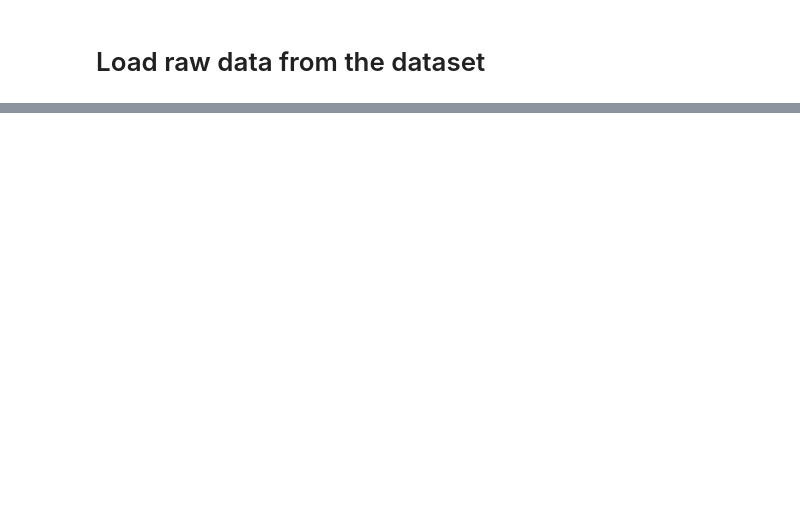
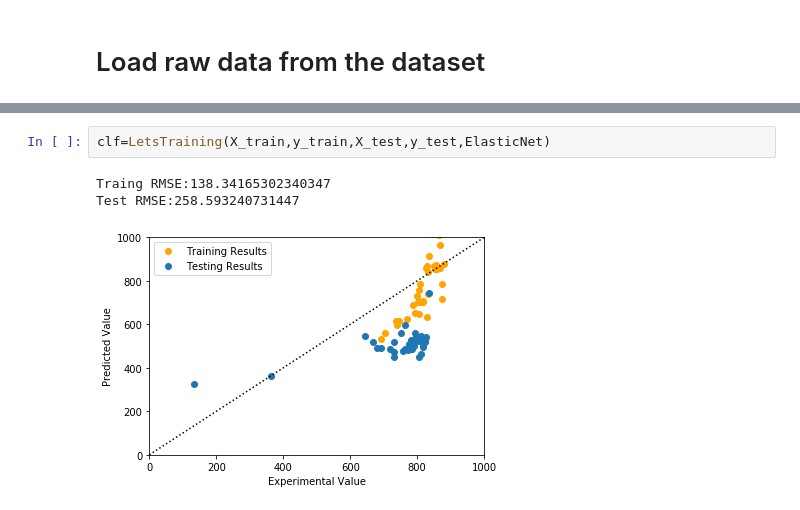
Before and after one commit to cycle-life/ml_lib, a Jupyter notebook: Jupyter Notebooks/Training.ipynb, the cells around one changed output, grey strips where cells are left out. Saved outputs shown, nothing was run; the diff lists cells and outputs as text; blank space fills up the shorter version.

```diff
--- a/Jupyter Notebooks/Training.ipynb
+++ b/Jupyter Notebooks/Training.ipynb
@@ -93,0 +107,6 @@ LetsTraining(X,y,LogisticRegression,param={'C': 10,'penalty':'l1'})
+# %%
+clf=LetsTraining(X_train,y_train,X_test,y_test,ElasticNet)
+# %% [output]
+Traing RMSE:138.34165302340347
+Test RMSE:258.593240731447
+[figure, added]
```
Also changed, not shown: parts of 8 cells of this notebook, 1 other file.
